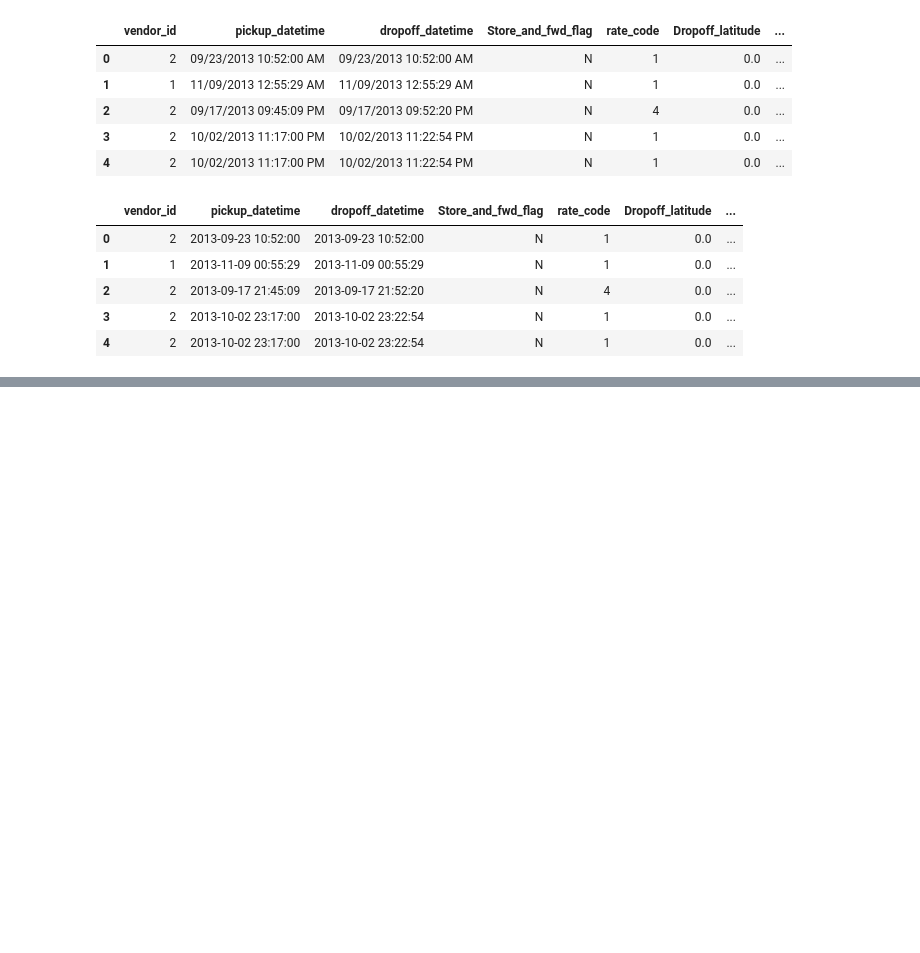
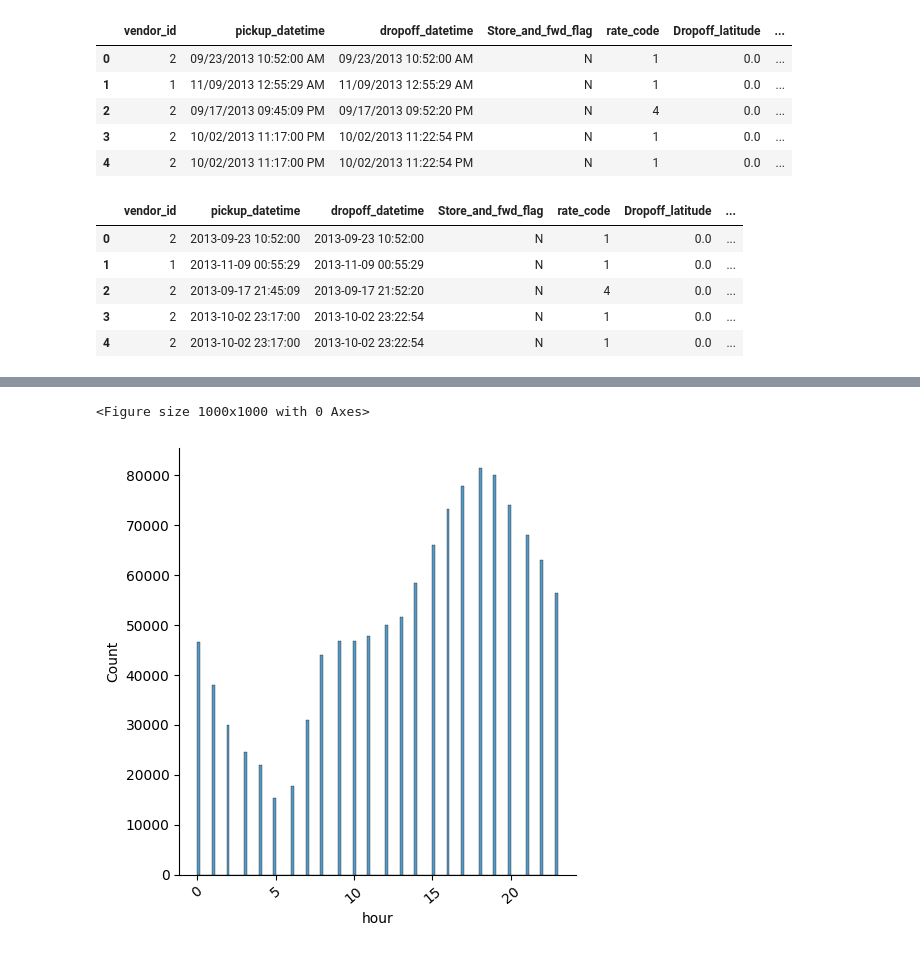
Before and after one commit to AVelaryon/Green_Taxi_2013_Data, a Jupyter notebook: Taxi_Business_Project.ipynb, the cells around one changed output, grey strips where cells are left out. Drawn from its saved outputs; the diff is of its cells as text; code cells hidden in the pictures; blank space fills up the shorter version.

```diff
--- a/Taxi_Business_Project.ipynb
+++ b/Taxi_Business_Project.ipynb
@@ -35,0 +42,8 @@ KeyboardInterrupt:
+# %%
+fig= plt.figure(figsize=(10,10))
+sbn.displot(data=data,x=data.hour, kind='hist')
+plt.xticks(rotation=40)
+plt.show()
+# %% [output]
+<Figure size 1000x1000 with 0 Axes>
+[figure, added]
```
Also changed, not shown: parts of 13 cells of this notebook.
